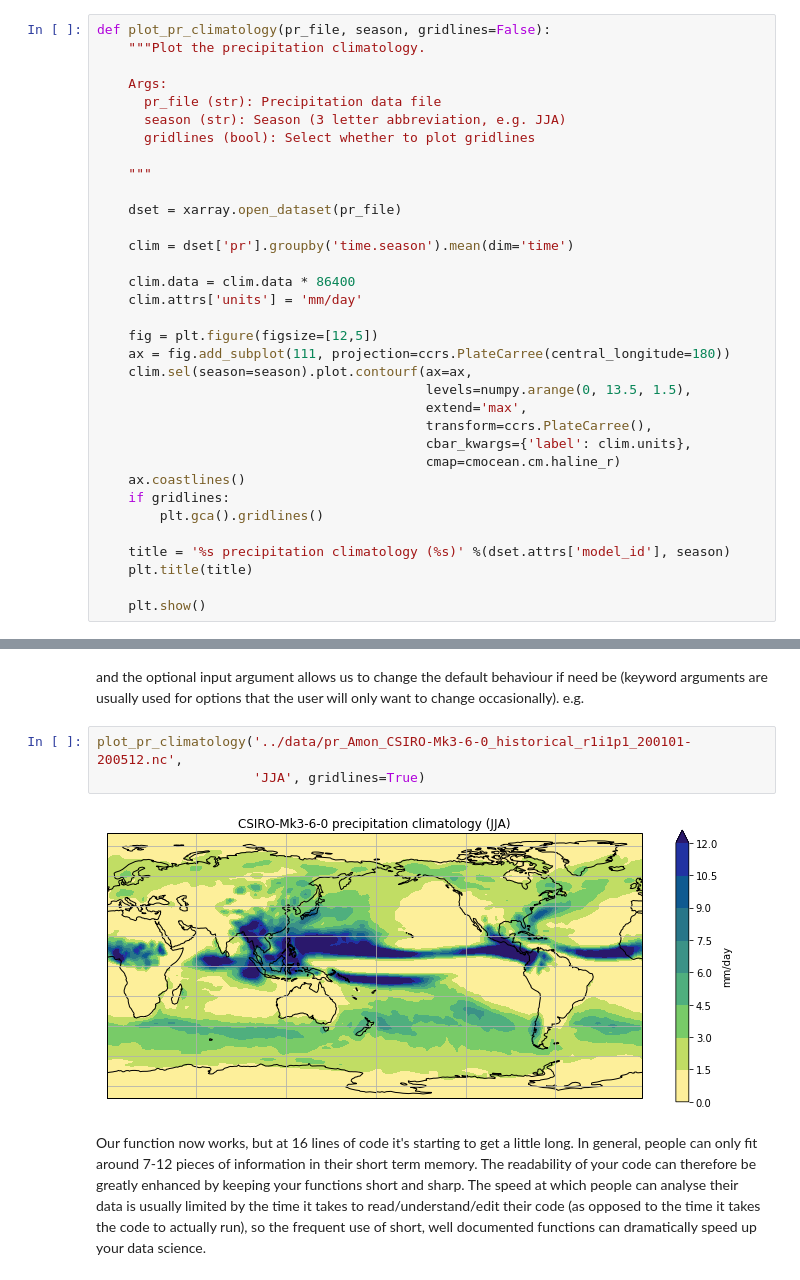
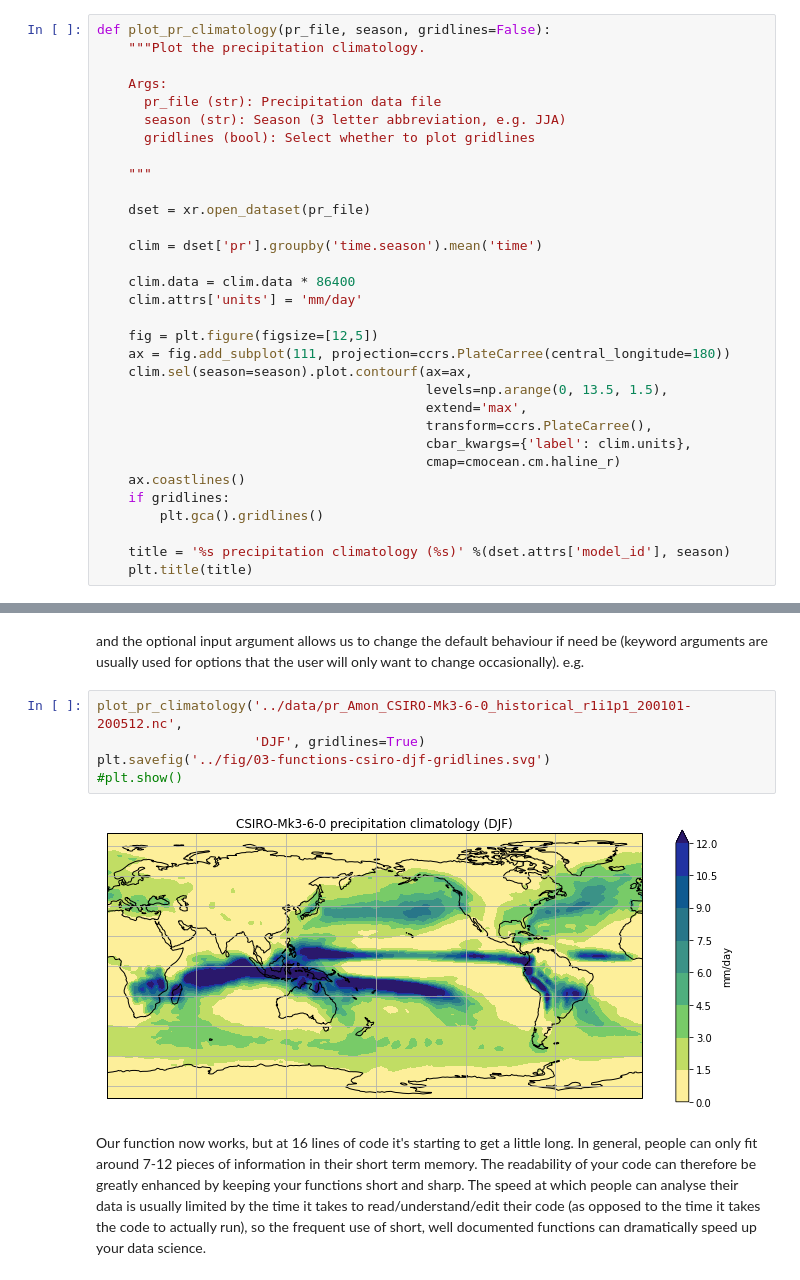
Before and after one commit to carpentries-lab/python-aos-lesson, a Jupyter notebook: notebooks/03-functions-xarray.ipynb, the cells around one changed output, grey strips where cells are left out. Drawn from its saved outputs; the diff is of its cells as text.

```diff
--- a/notebooks/03-functions-xarray.ipynb
+++ b/notebooks/03-functions-xarray.ipynb
@@ -56,9 +57,9 @@ def plot_pr_climatology(pr_file, season, gridlines=False):
 
     """
 
-    dset = xarray.open_dataset(pr_file)
+    dset = xr.open_dataset(pr_file)
 
-    clim = dset['pr'].groupby('time.season').mean(dim='time')
+    clim = dset['pr'].groupby('time.season').mean('time')
 
     clim.data = clim.data * 86400
     clim.attrs['units'] = 'mm/day'
@@ -66,7 +67,7 @@ def plot_pr_climatology(pr_file, season, gridlines=False):
     fig = plt.figure(figsize=[12,5])
     ax = fig.add_subplot(111, projection=ccrs.PlateCarree(central_longitude=180))
     clim.sel(season=season).plot.contourf(ax=ax,
-                                          levels=numpy.arange(0, 13.5, 1.5),
+                                          levels=np.arange(0, 13.5, 1.5),
                                           extend='max',
                                           transform=ccrs.PlateCarree(),
                                           cbar_kwargs={'label': clim.units},
@@ -77,7 +78,5 @@ def plot_pr_climatology(pr_file, season, gridlines=False):
 
     title = '%s precipitation climatology (%s)' %(dset.attrs['model_id'], season)
     plt.title(title)
-
-    plt.show()
 # %%
 plot_pr_climatology('../data/pr_Amon_ACCESS1-3_historical_r1i1p1_200101-200512.nc', 'JJA')
@@ -105,9 +107,11 @@ plot_pr_climatology(pr_file, season, gridlines=False)
 and the optional input argument allows us to change the default behaviour if need be (keyword arguments are usually used for options that the user will only want to change occasionally). e.g.
 # %%
 plot_pr_climatology('../data/pr_Amon_CSIRO-Mk3-6-0_historical_r1i1p1_200101-200512.nc',
-                    'JJA', gridlines=True)
+                    'DJF', gridlines=True)
+plt.savefig('../fig/03-functions-csiro-djf-gridlines.svg')
+#plt.show()
 # %% [output]
-[figure, old version]
+[figure, new version]
 # %% [markdown]
 Our function now works, but at 16 lines of code it's starting to get a little long. In general, people can only fit around 7-12 pieces of information in their short term memory. The readability of your code can therefore be greatly enhanced by keeping your functions short and sharp. The speed at which people can analyse their data is usually limited by the time it takes to read/understand/edit their code (as opposed to the time it takes the code to actually run), so the frequent use of short, well documented functions can dramatically speed up your data science.
 # %% [markdown]
```
Also changed, not shown: parts of 3 cells of this notebook, 9 other files.
